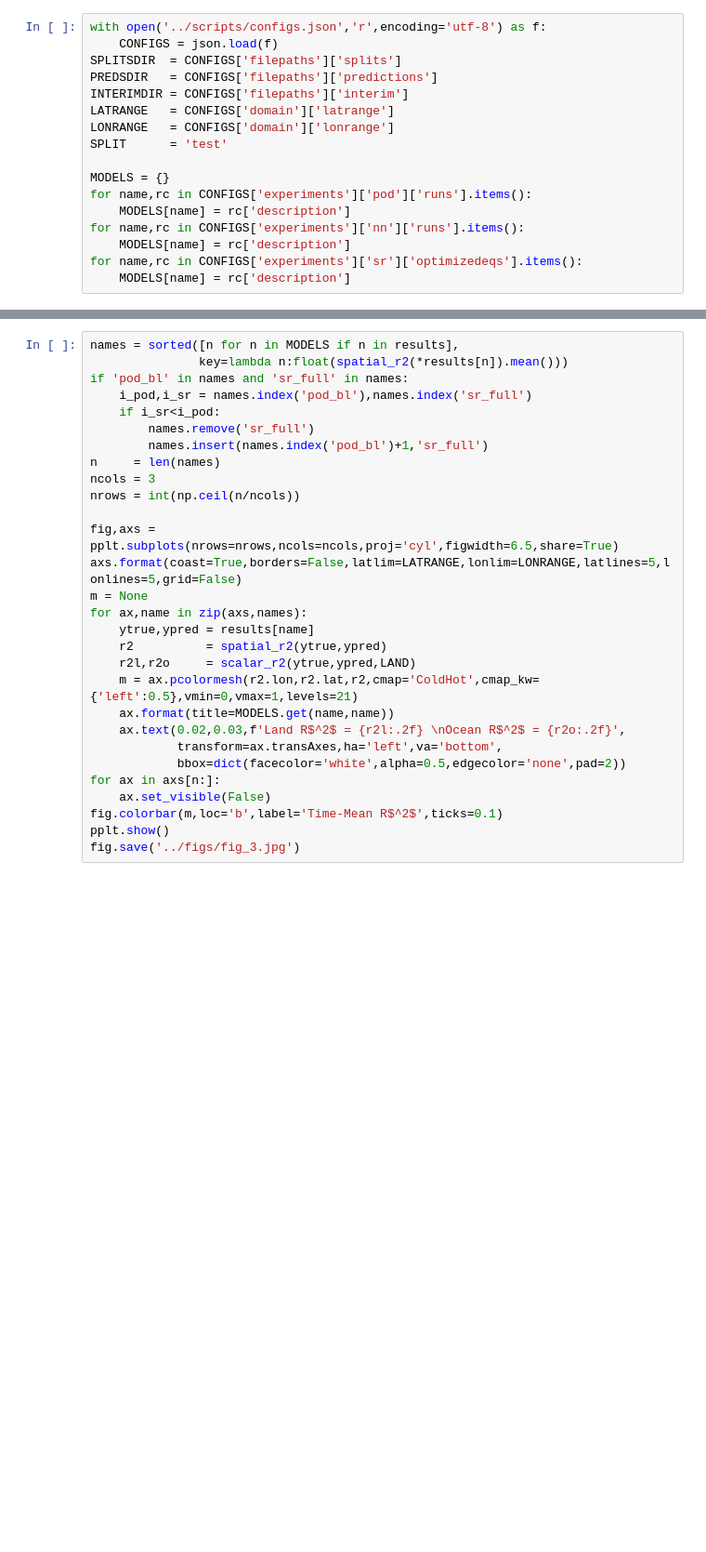
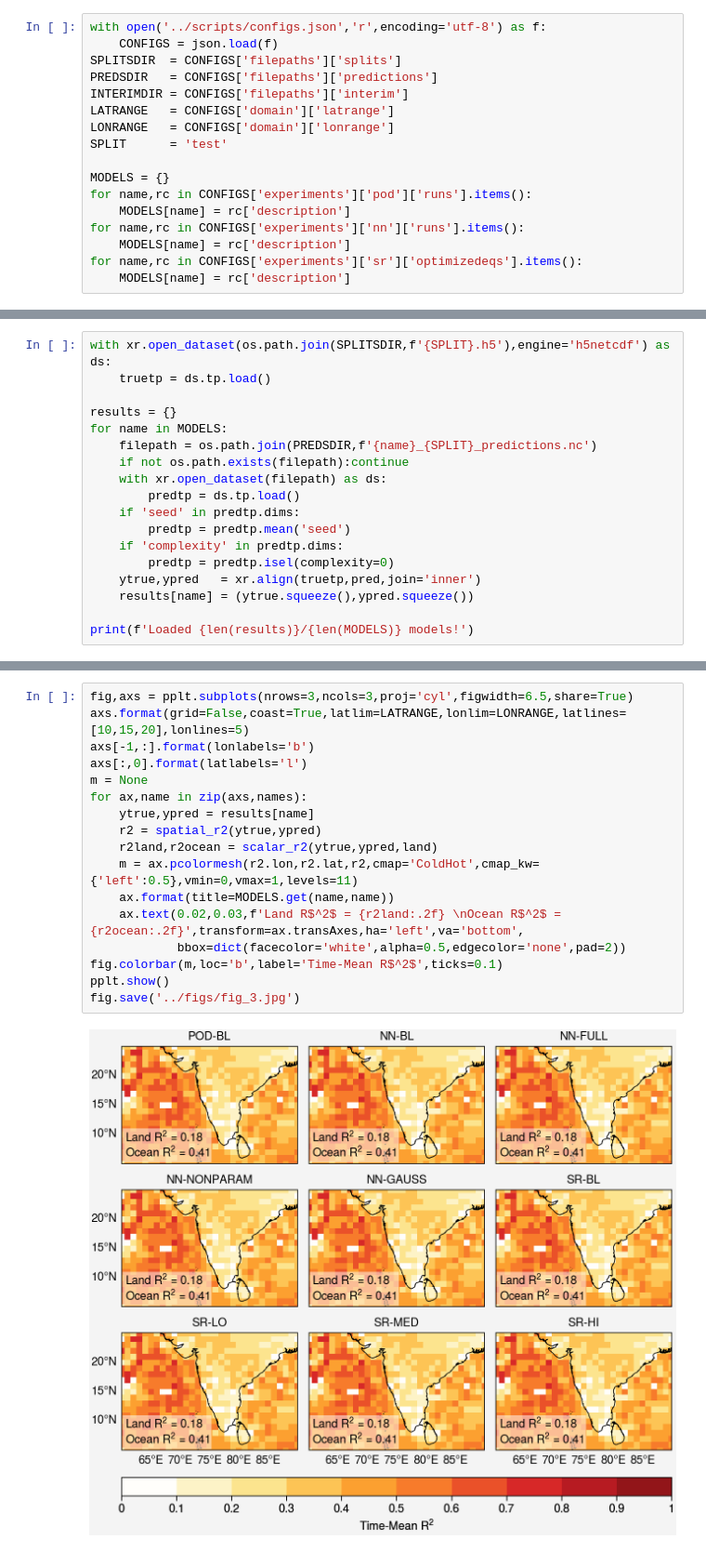
Before and after one commit to savannahferretti/monsoon-discovery, a Jupyter notebook: notebooks/spatial.ipynb, the cells around one changed output, grey strips where cells are left out. Shown at 93% size. Cells and saved outputs as stored; diff of their text form; blank space fills up the shorter version.

```diff
--- a/notebooks/spatial.ipynb
+++ b/notebooks/spatial.ipynb
@@ -56,0 +57,18 @@ def scalar_r2(ytrue,ypred,land_mask):
+# %%
+with xr.open_dataset(os.path.join(SPLITSDIR,f'{SPLIT}.h5'),engine='h5netcdf') as ds:
+    truetp = ds.tp.load()
+
+results = {}
+for name in MODELS:
+    filepath = os.path.join(PREDSDIR,f'{name}_{SPLIT}_predictions.nc')
+    if not os.path.exists(filepath):continue
+    with xr.open_dataset(filepath) as ds:
+        predtp = ds.tp.load()
+    if 'seed' in predtp.dims:
+        predtp = predtp.mean('seed')
+    if 'complexity' in predtp.dims:
+        predtp = predtp.isel(complexity=0)
+    ytrue,ypred   = xr.align(truetp,pred,join='inner')
+    results[name] = (ytrue.squeeze(),ypred.squeeze())
+
+print(f'Loaded {len(results)}/{len(MODELS)} models!')
@@ -80,29 +90,19 @@ print(f'Land mask: {LAND.sum()} land, {(~LAND).sum()} ocean pixels')
 # %%
-names = sorted([n for n in MODELS if n in results],
-               key=lambda n:float(spatial_r2(*results[n]).mean()))
-if 'pod_bl' in names and 'sr_full' in names:
-    i_pod,i_sr = names.index('pod_bl'),names.index('sr_full')
-    if i_sr<i_pod:
-        names.remove('sr_full')
-        names.insert(names.index('pod_bl')+1,'sr_full')
-n     = len(names)
-ncols = 3
-nrows = int(np.ceil(n/ncols))
-
-fig,axs = pplt.subplots(nrows=nrows,ncols=ncols,proj='cyl',figwidth=6.5,share=True)
-axs.format(coast=True,borders=False,latlim=LATRANGE,lonlim=LONRANGE,latlines=5,lonlines=5,grid=False)
+fig,axs = pplt.subplots(nrows=3,ncols=3,proj='cyl',figwidth=6.5,share=True)
+axs.format(grid=False,coast=True,latlim=LATRANGE,lonlim=LONRANGE,latlines=[10,15,20],lonlines=5)
+axs[-1,:].format(lonlabels='b')
+axs[:,0].format(latlabels='l')
 m = None
 for ax,name in zip(axs,names):
     ytrue,ypred = results[name]
-    r2          = spatial_r2(ytrue,ypred)
-    r2l,r2o     = scalar_r2(ytrue,ypred,LAND)
-    m = ax.pcolormesh(r2.lon,r2.lat,r2,cmap='ColdHot',cmap_kw={'left':0.5},vmin=0,vmax=1,levels=21)
+    r2 = spatial_r2(ytrue,ypred)
+    r2land,r2ocean = scalar_r2(ytrue,ypred,land)
+    m = ax.pcolormesh(r2.lon,r2.lat,r2,cmap='ColdHot',cmap_kw={'left':0.5},vmin=0,vmax=1,levels=11)
     ax.format(title=MODELS.get(name,name))
-    ax.text(0.02,0.03,f'Land R$^2$ = {r2l:.2f} \nOcean R$^2$ = {r2o:.2f}',
-            transform=ax.transAxes,ha='left',va='bottom',
+    ax.text(0.02,0.03,f'Land R$^2$ = {r2land:.2f} \nOcean R$^2$ = {r2ocean:.2f}',transform=ax.transAxes,ha='left',va='bottom',
             bbox=dict(facecolor='white',alpha=0.5,edgecolor='none',pad=2))
-for ax in axs[n:]:
-    ax.set_visible(False)
 fig.colorbar(m,loc='b',label='Time-Mean R$^2$',ticks=0.1)
 pplt.show()
 fig.save('../figs/fig_3.jpg')
+# %% [output]
+[figure, added]
```
Also changed, not shown: parts of 3 cells of this notebook, 6 other files.
